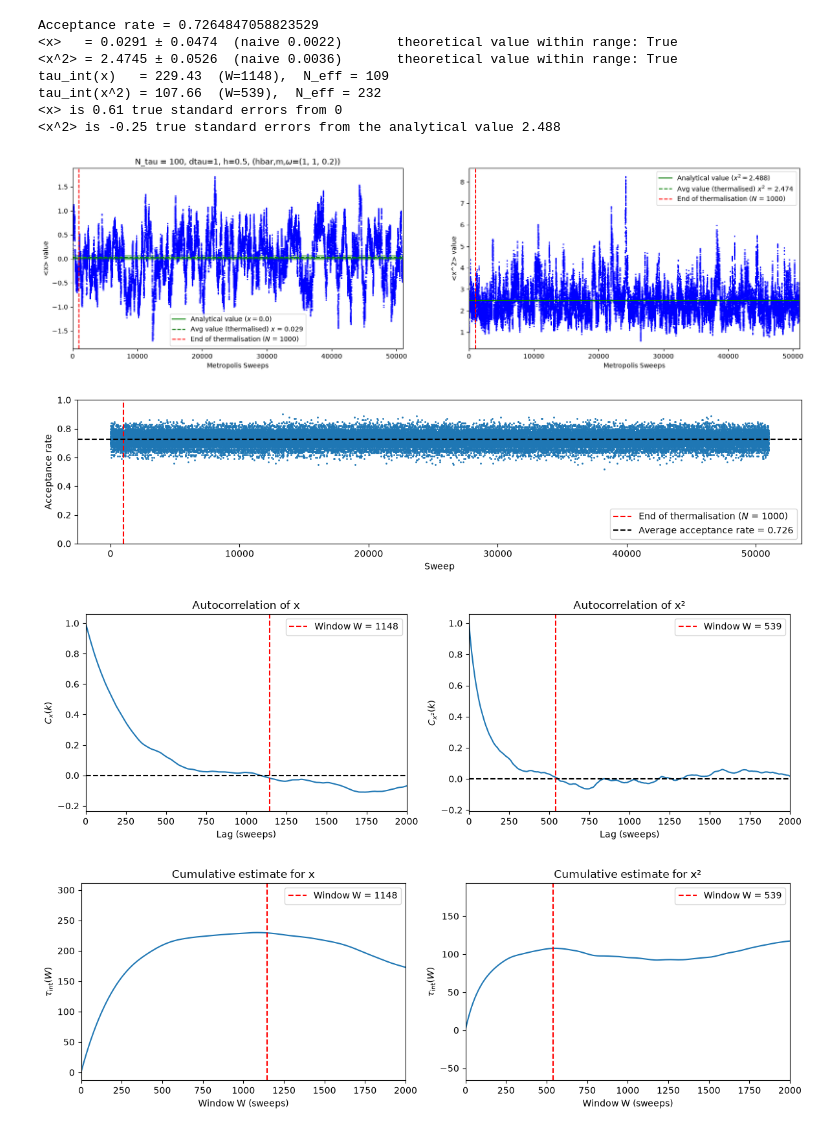
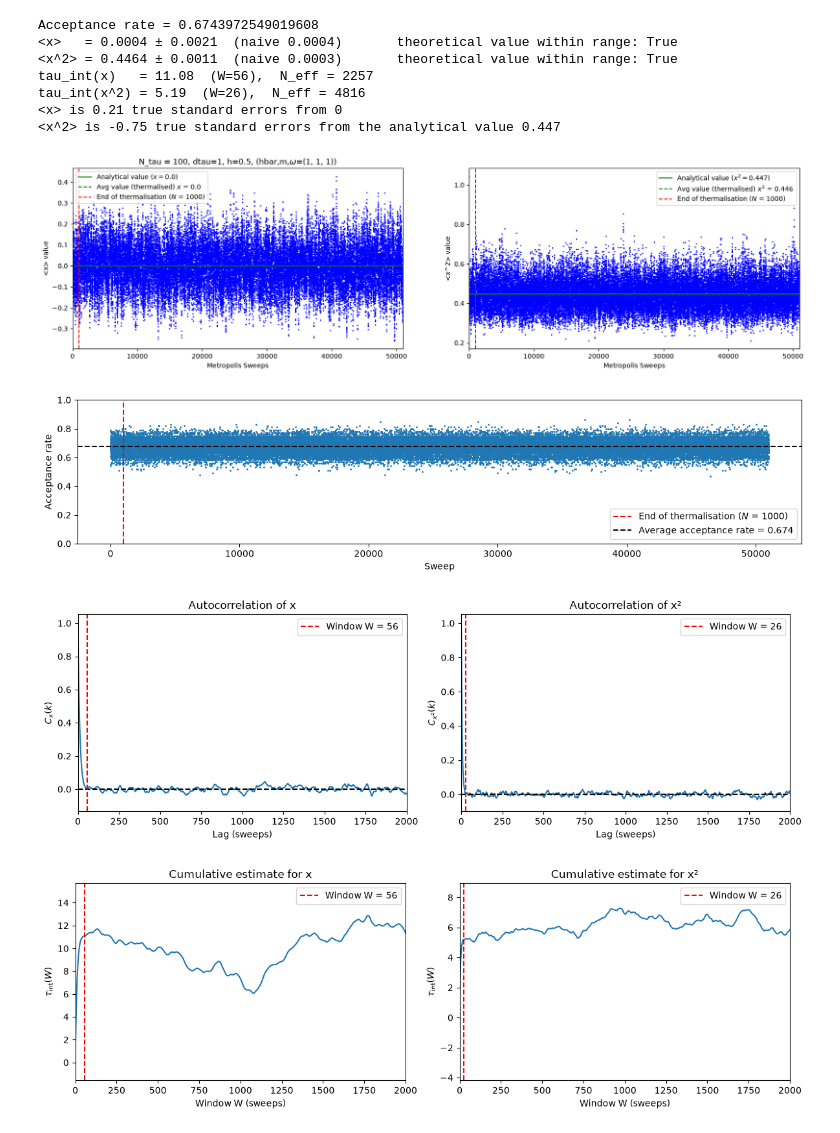
Before and after one commit to phillyyymcd/SHP_QuantumHarmonicOscillator, a Jupyter notebook: SHP_structured.ipynb, the cells around one changed output. Drawn from its saved outputs; the diff is of its cells as text; code cells hidden in the pictures.

```diff
--- a/SHP_structured.ipynb
+++ b/SHP_structured.ipynb
@@ -101,7 +101,7 @@ def integrated_auto_correlation(a, c=5):
 h = 0.5 #step size
 
 m = 1
-omega = 0.2
+omega = 1
 hbar = 1
 
 N_tau = 100 #size of the lattice
@@ -113,6 +113,7 @@ omega_tilde = omega * delta_tau
 
 N_therm = 1000 #how many of the first sweeps are discarded
 N_sweeps = 50000 #how many passes are repeated
+samples = [] # for calculating the wavefunction
 
 #Initialising
 x = []
@@ -133,6 +134,8 @@ for i in range(N_therm + N_sweeps):
     x.append(np.mean(total_path))
     x_2.append(np.mean(total_path**2))
     total_acc_rate.append(acc_rate)
+    if i >= N_therm:
+        samples.append(total_path.copy())
 
 # Slicing to get rid of first N_therm sweeps for thermalisation
 x_thermalised = np.array(x[N_therm:])
@@ -175,42 +178,42 @@ ax[0].axvline(N_therm, color='r', linestyle='--', label = f"End of thermalisatio
 ax[0].set_title(rf"N_tau = {N_tau}, dtau={delta_tau}, h={h}, (hbar,m,$\omega$={hbar, m, omega})")
 ax[0].legend()
 
 ax[1].plot(sweeps, x_2, 'o', color="blue", markersize=1)
 ax[1].set_xlabel("Metropolis Sweeps")
 ax[1].set_ylabel("<x^2> value")
 #ax[1].set_ylim(0.4, 0.6)
 ax[1].set_xlim(0, N_therm + N_sweeps)
 ax[1].axhline(y=x_2_analytical, color='g', linestyle='-', label = f"Analytical value ($x^2={np.round(x_2_analytical, 3)}$)")
 ax[1].axhline(y=np.mean(x_2_thermalised), color='g', linestyle='--', label = f"Avg value (thermalised) $x^2$ = {np.round(np.mean(x_2_thermalised), decimals=3)}")
 ax[1].axvline(N_therm, color='r', linestyle='--', label = f"End of thermalisation ($N$ = {N_therm})")
 ax[1].legend()
 
 #error bands
 ax[0].axhspan(x_mean - x_true_error, x_mean + x_true_error, color="green", alpha=0.3)
 ax[1].axhspan(x_2_mean - x_2_true_error, x_2_mean + x_2_true_error, color="green", alpha=0.3)
 
 # Acceptance rate
 plt.figure(figsize=(12,3))
 plt.plot(total_acc_rate, '.', markersize=2)
 plt.axvline(N_therm, color='red', linestyle='--', label = f"End of thermalisation ($N$ = {N_therm})")
 plt.axhline(np.mean(total_acc_rate), linestyle='--', color='black', label=f"Average acceptance rate = {np.round(np.mean(total_acc_rate), decimals=3)}")
 plt.ylim(0,1)
 plt.xlabel("Sweep")
 plt.ylabel("Acceptance rate")
 plt.legend()
 
 plt.tight_layout()
 plt.show()
 # %% [output]
-Acceptance rate = 0.7264847058823529
-<x>   = 0.0291 ± 0.0474  (naive 0.0022)       theoretical value within range: True
-<x^2> = 2.4745 ± 0.0526  (naive 0.0036)       theoretical value within range: True
-tau_int(x)   = 229.43  (W=1148),  N_eff = 109
-tau_int(x^2) = 107.66  (W=539),  N_eff = 232
-<x> is 0.61 true standard errors from 0
-<x^2> is -0.25 true standard errors from the analytical value 2.488
+Acceptance rate = 0.6743972549019608
+<x>   = 0.0004 ± 0.0021  (naive 0.0004)       theoretical value within range: True
+<x^2> = 0.4464 ± 0.0011  (naive 0.0003)       theoretical value within range: True
+tau_int(x)   = 11.08  (W=56),  N_eff = 2257
+tau_int(x^2) = 5.19  (W=26),  N_eff = 4816
+<x> is 0.21 true standard errors from 0
+<x^2> is -0.75 true standard errors from the analytical value 0.447
-[figure, old version]
+[figure, new version]
-[figure, old version]
+[figure, new version]
 # %%
 fig, ax = plt.subplots(1, 2, figsize=(12, 4))
 
@@ -236,7 +239,7 @@ ax[1].legend()
 plt.tight_layout()
 plt.show()
 # %% [output]
-[figure, old version]
+[figure, new version]
 # %%
 fig, ax = plt.subplots(1, 2, figsize=(12, 4))
 
@@ -259,7 +262,7 @@ ax[1].legend()
 plt.tight_layout()
 plt.show()
 # %% [output]
-[figure, old version]
+[figure, new version]
 # %%
 x_thermalised = np.asarray(x[N_therm:])
 x2_thermalised = np.asarray(x_2[N_therm:])
```
Also changed, not shown: parts of 2 cells of this notebook.
